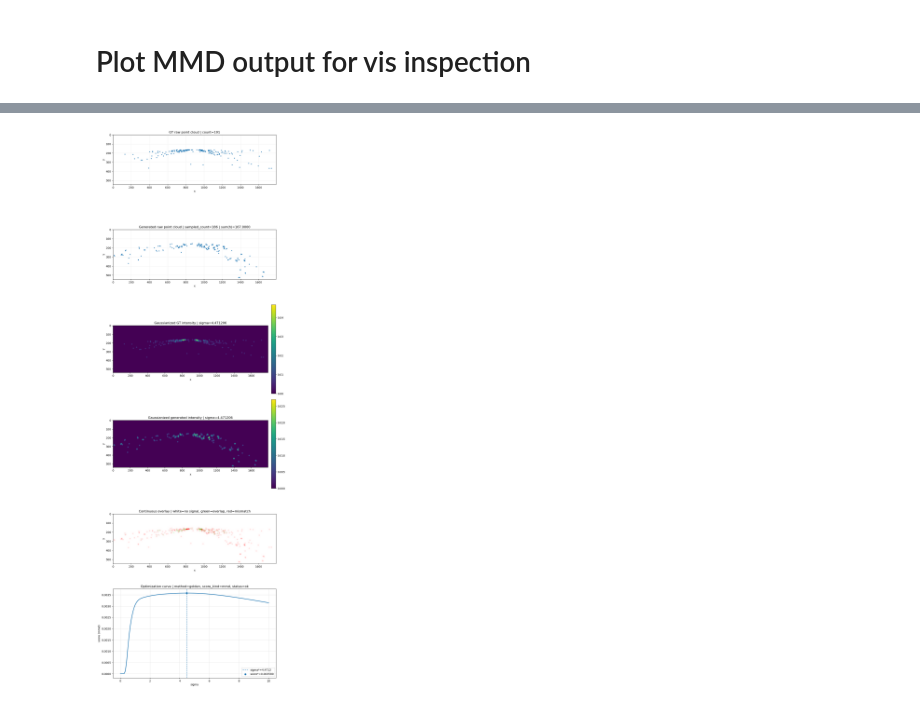
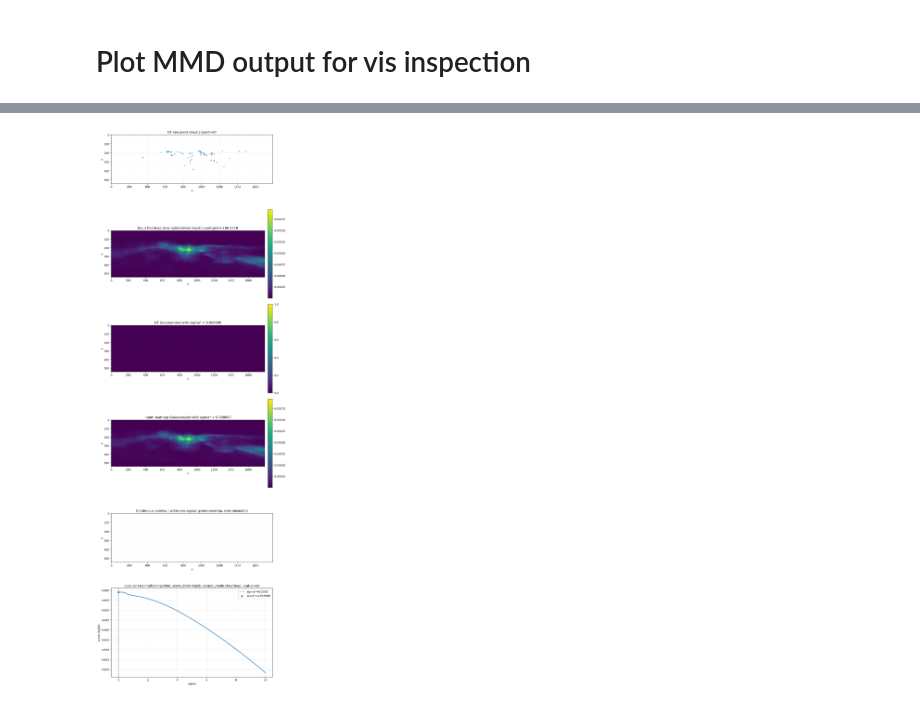
Before and after one commit to fragenabhaken-ux/CMPPP_Radar_MMSegmentation, a Jupyter notebook: ppp_analysis/metric_stat_analysis_PPPloss_based_V1.ipynb, the cells around one changed output, grey strips where cells are left out. Cells and saved outputs as stored; diff of their text form; code cells hidden in the pictures.

```diff
--- a/ppp_analysis/metric_stat_analysis_PPPloss_based_V1.ipynb
+++ b/ppp_analysis/metric_stat_analysis_PPPloss_based_V1.ipynb
@@ -686,10 +686,10 @@ for sample_idx, (h5_path, sample_key) in enumerate(selected_samples):
     )
 
     inputs_to_test = {
-        # "heatmap": {
-        #     "grid": pred_lambda,
-        #     "input_meta": {},
-        # },
+        "heatmap": {
+            "grid": pred_lambda,
+            "input_meta": {},
+        },
         "sampled_pointcloud": {
             "grid": sampled_pc_grid,
             "input_meta": sampled_pc_meta,
@@ -849,15 +869,15 @@ import pandas as pd
 # ------------------------------------------------------------
 # choose one sample / input_type to inspect
 # ------------------------------------------------------------
-h5_file_sel = "rank02.h5"
-sample_key_sel = "sample_000050"
+h5_file_sel = "rank00.h5"
+sample_key_sel = "sample_000000"
 input_type_sel = "sampled_pointcloud"   # or "heatmap"
 
 # ------------------------------------------------------------
 # load the corresponding grid again
 # ------------------------------------------------------------
 selected_h5 = [h5_path for h5_path, key in selected_samples if os.path.basename(h5_path) == h5_file_sel and key == sample_key_sel]
-print(f"found {len(selected_h5)} matching h5 files for selection criteria")
+print(f"found {len(selected_h5)} matching h5 files for selection criteria. Set h5_file_sel and sample_key_sel above.")
 sample = load_h5_sample(
     selected_h5[0],
     sample_key_sel,
@@ -1256,16 +1332,24 @@ def plot_gt_input_and_optimal_blur(
+# %%
+h5_path, sample_key = selected_samples[0]
+
+sample = load_h5_sample(h5_path, sample_key)
+pred_lambda = sample["pred_lambda"]
+gt_support = sample["gt_support"]
+ppp = sample["ppp"]
+meta = sample["meta"]
 # %%
 out = plot_gt_input_and_optimal_blur(
-    grid=grid,
+    grid=pred_lambda,
     gt_support=gt_support,
     method="golden",
-    score_kind="mmd",
+    score_kind="loglik",
+    output_mode="heatmap",
     run_kwargs=dict(
         sigma_min=0.0,
         sigma_max=120.0,
         max_iter=30,
         tol_sigma=0.5,
     ),
-    rng_seed=0,
 )
 # %% [output]
-[figure, old version]
+[figure, new version]
```
Also changed, not shown: parts of 12 cells of this notebook, 5 other files.
